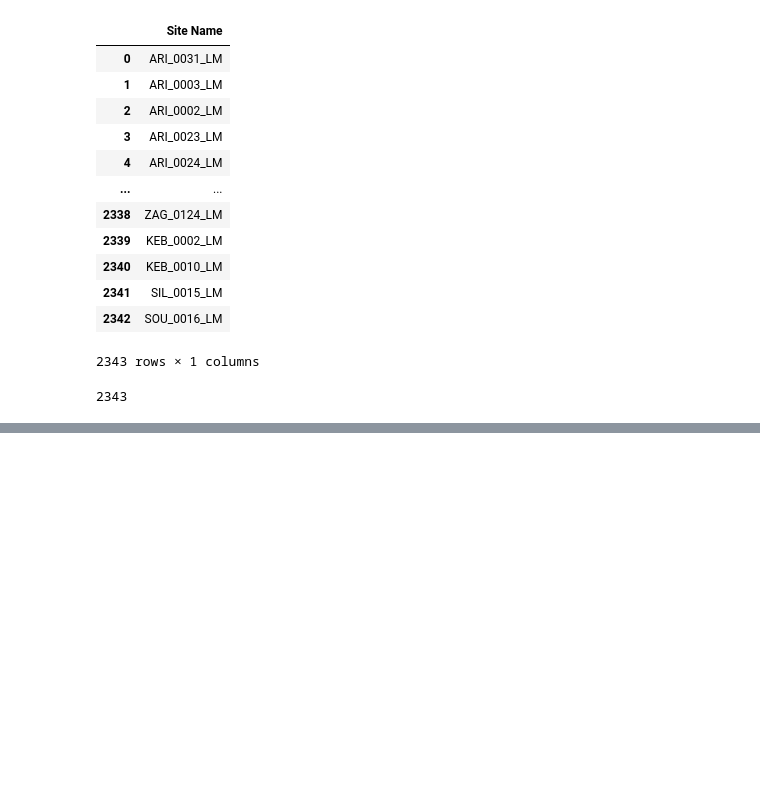
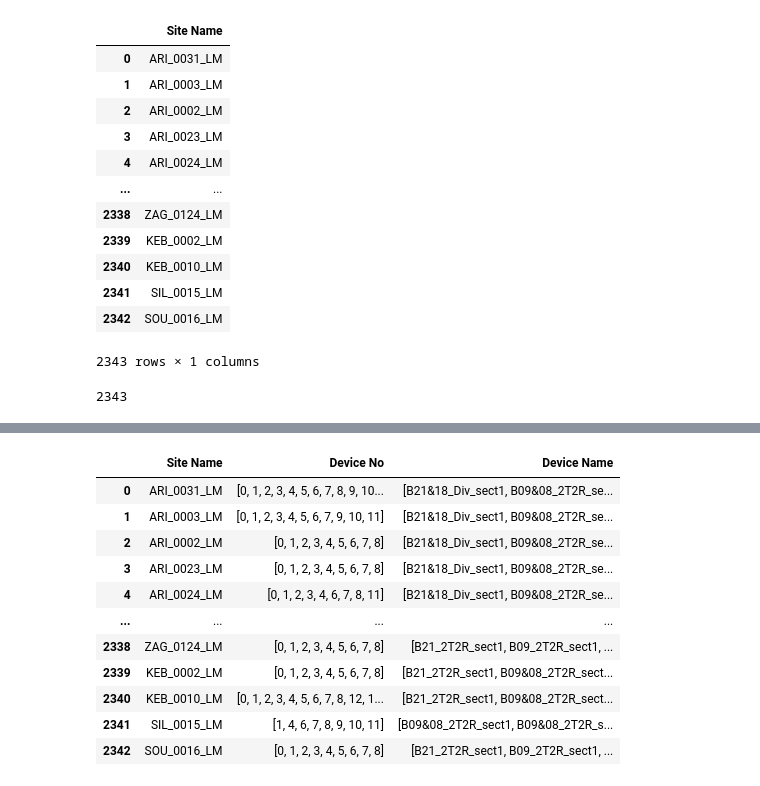
Before and after one commit to eyabelguith/AutomationProject, a Jupyter notebook: 1st_try.ipynb, the cells around one changed output, grey strips where cells are left out. Cells and saved outputs as stored; diff of their text form; code cells hidden in the pictures; blank space fills up the shorter version.

Commit message:
changes for tilt

```diff
--- a/1st_try.ipynb
+++ b/1st_try.ipynb
@@ -462,0 +541,94 @@ unique_site_count
+# %%
+import re
+
+# Initialize lists to store site names, device numbers, and device names
+site_names = []
+device_numbers_list = []
+device_names_list = []
+inside_section = False
+current_block = []
+
+# Define a regular expression pattern to match device names ending with "sect[number]"
+device_name_pattern = r'(\S+?_sect\d+)'
+
+# Iterate through the lines in the file contents
+for line in file_contents:
+    if line.startswith("==========Succeeded MML Command=========="):
+        # Set the flag to indicate we're inside the desired section
+        inside_section = True
+    elif inside_section:
+        if line.startswith("MML Command"):
+            # If current_block is not empty, extract site name from it
+            if current_block:
+                site_name = None
+                device_numbers = []
+                device_names = []
+                for block_line in current_block:
+                    if "NE :" in block_line:
+                        site_name = block_line.split("NE :")[1].strip()
+                    elif block_line.startswith("Device No."):
+                        # Skip the header line
+                        continue
+                    else:
+                        # Extract device numbers using regular expression
+                        matches = re.findall(r'^(\d+)', block_line)
+                        if matches:
+                            device_numbers.extend([int(match) for match in matches])
+                            # Extract device names using regular expression
+                            device_name_match = re.search(device_name_pattern, block_line)
+                            if device_name_match:
+                                device_names.append(device_name_match.group())
+                # Append site name, device numbers, and device names to lists
+                if site_name:
+                    site_names.append(site_name)
+                    device_numbers_list.append(device_numbers)
+                    device_names_list.append(device_names)
+            # Clear current block for the new one
+            current_block = []
+        # Add line to the current block
+        current_block.append(line)
+
+# If there are remaining lines in the last block, extract site name, device numbers, and device names from it
+if current_block:
+    site_name = None
+    device_numbers = []
+    device_names = []
+    for block_line in current_block:
+        if "NE :" in block_line:
+            site_name = block_line.split("NE :")[1].strip()
+        elif block_line.startswith("Device No."):
+            # Skip the header line
+            continue
+        else:
+            # Extract device numbers using regular expression
+            matches = re.findall(r'^(\d+)', block_line)
+            if matches:
+                device_numbers.extend([int(match) for match in matches])
+                # Extract device names using regular expression
+                device_name_match = re.search(device_name_pattern, block_line)
+                if device_name_match:
+                    device_names.append(device_name_match.group())
+    # Append site name, device numbers, and device names to lists
+    if site_name:
+        site_names.append(site_name)
+        device_numbers_list.append(device_numbers)
+        device_names_list.append(device_names)
+
+# Create a DataFrame from the lists
+dfTILT4 = pd.DataFrame({'Site Name': site_names, 'Device No': device_numbers_list, 'Device Name': device_names_list})
+
+# Display the DataFrame
+dfTILT4
+# %% [output]
+|  | Site Name | Device No | Device Name |
+| 0 | ARI_0031_LM | [0, 1, 2, 3, 4, 5, 6, 7, 8, 9, 10... | [B21&18_Div_sect1, B09&08_2T2R_se... |
+| 1 | ARI_0003_LM | [0, 1, 2, 3, 4, 5, 6, 7, 9, 10, 11] | [B21&18_Div_sect1, B09&08_2T2R_se... |
+| 2 | ARI_0002_LM | [0, 1, 2, 3, 4, 5, 6, 7, 8] | [B21&18_Div_sect1, B09&08_2T2R_se... |
+| 3 | ARI_0023_LM | [0, 1, 2, 3, 4, 5, 6, 7, 8] | [B21&18_Div_sect1, B09&08_2T2R_se... |
+| 4 | ARI_0024_LM | [0, 1, 2, 3, 4, 6, 7, 8, 11] | [B21&18_Div_sect1, B09&08_2T2R_se... |
+| ... | ... | ... | ... |
+| 2338 | ZAG_0124_LM | [0, 1, 2, 3, 4, 5, 6, 7, 8] | [B21_2T2R_sect1, B09_2T2R_sect1, ... |
+| 2339 | KEB_0002_LM | [0, 1, 2, 3, 4, 5, 6, 7, 8] | [B21_2T2R_sect1, B09&08_2T2R_sect... |
+| 2340 | KEB_0010_LM | [0, 1, 2, 3, 4, 5, 6, 7, 8, 12, 1... | [B21_2T2R_sect1, B09&08_2T2R_sect... |
+| 2341 | SIL_0015_LM | [1, 4, 6, 7, 8, 9, 10, 11] | [B09&08_2T2R_sect1, B09&08_2T2R_s... |
+| 2342 | SOU_0016_LM | [0, 1, 2, 3, 4, 5, 6, 7, 8] | [B21_2T2R_sect1, B09_2T2R_sect1, ... |
```
Also changed, not shown: parts of 3 cells of this notebook.
